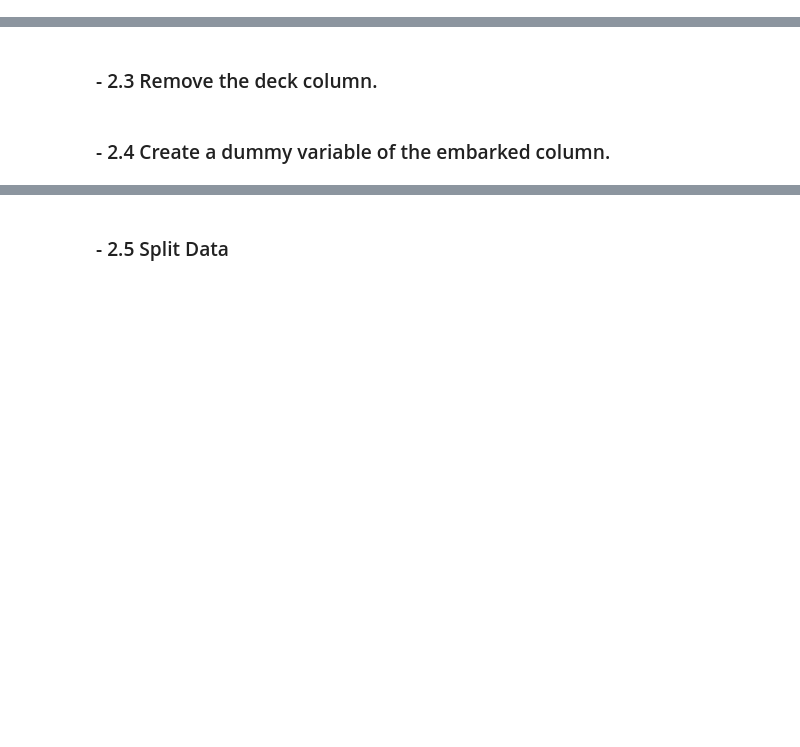
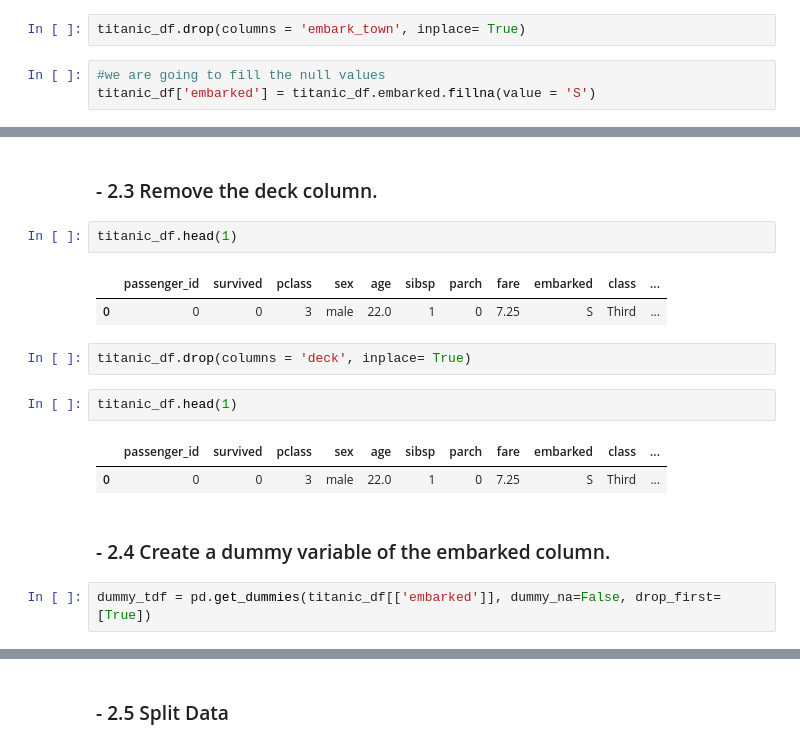
Before and after one commit to cindyvillanuevads/classification-exercises, a Jupyter notebook: classification_exercises.ipynb, the cells around one changed output, grey strips where cells are left out. Drawn from its saved outputs; the diff is of its cells as text; blank space fills up the shorter version.

```diff
--- a/classification_exercises.ipynb
+++ b/classification_exercises.ipynb
@@ -457,0 +539,5 @@ titanic_df.head()
+# %%
+titanic_df.drop(columns = 'embark_town', inplace= True)
+# %%
+#we are going to fill the null values
+titanic_df['embarked'] = titanic_df.embarked.fillna(value = 'S')
@@ -458,4 +557,18 @@ titanic_df.head()
 # %% [markdown]
 ### - 2.3  Remove the deck column.
+# %%
+titanic_df.head(1)
+# %% [output]
+|  | passenger_id | survived | pclass | sex | age | sibsp | parch | fare | embarked | class | ... |
+| 0 | 0 | 0 | 3 | male | 22.0 | 1 | 0 | 7.25 | S | Third | ... |
+# %%
+titanic_df.drop(columns = 'deck', inplace= True)
+# %%
+titanic_df.head(1)
+# %% [output]
+|  | passenger_id | survived | pclass | sex | age | sibsp | parch | fare | embarked | class | ... |
+| 0 | 0 | 0 | 3 | male | 22.0 | 1 | 0 | 7.25 | S | Third | ... |
 # %% [markdown]
 ### - 2.4  Create a dummy variable of the embarked column.
+# %%
+dummy_tdf = pd.get_dummies(titanic_df[['embarked']], dummy_na=False, drop_first=[True])
```
Also changed, not shown: parts of 29 cells of this notebook.
